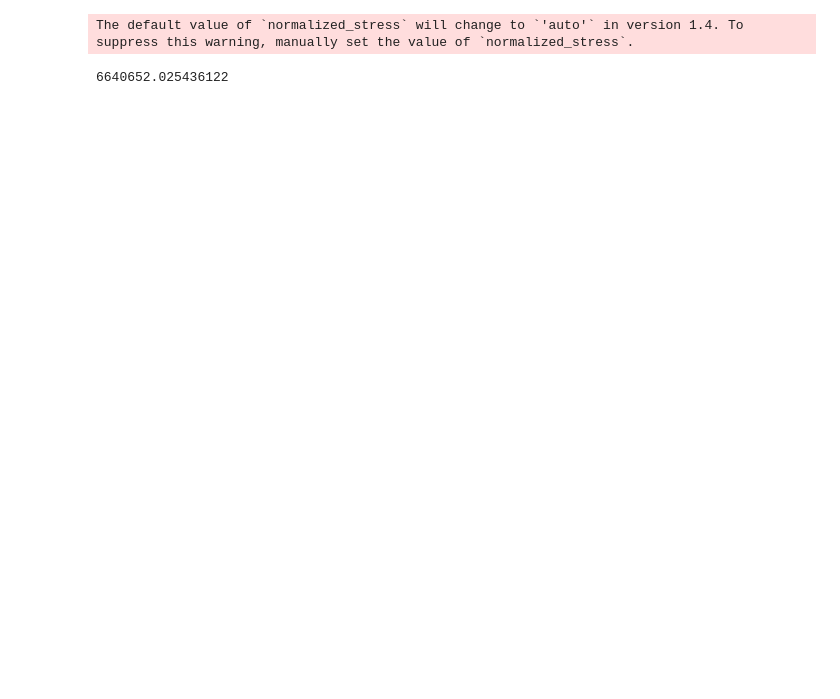
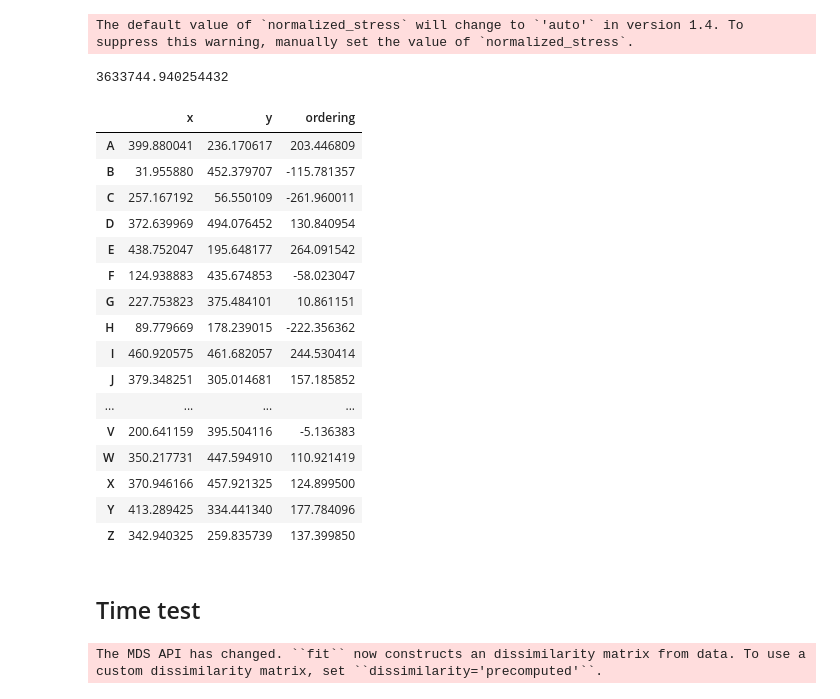
Before and after one commit to SAint7579/ComputerVision_CloudSegmentation, a Jupyter notebook: Superpixel-UNET/Model.ipynb, the cells around one changed output. Drawn from its saved outputs; the diff is of its cells as text; code cells hidden in the pictures; blank space fills up the shorter version.

Commit message:
Random time analysis

```diff
--- a/Superpixel-UNET/Model.ipynb
+++ b/Superpixel-UNET/Model.ipynb
@@ -6,6 +6,8 @@ import torch
 import torch.nn as nn
 import torch.nn.functional as F
 import string
+
+alphabet = list(string.ascii_uppercase)
 # %%
 import random
 
@@ -30,7 +32,7 @@ The default value of `normalized_stress` will change to `'auto'` in version 1.4.
 ## Check the variance explained
 mds.stress_
 # %% [output]
-6640652.025436122
+3633744.940254432
 # %%
 dataframe['ordering'] = reduced
 # %%
@@ -47,3 +52,25 @@ fig = px.scatter(dataframe, x='ordering', y=[0]*len(dataframe), text=dataframe.i
 ## Increase the size of the text
 fig.update_traces(textfont_size=18)
 fig
+# %%
+dataframe
+# %% [output]
+|  | x | y | ordering |
+| A | 399.880041 | 236.170617 | 203.446809 |
+| B | 31.955880 | 452.379707 | -115.781357 |
+| C | 257.167192 | 56.550109 | -261.960011 |
+| D | 372.639969 | 494.076452 | 130.840954 |
+| E | 438.752047 | 195.648177 | 264.091542 |
+| F | 124.938883 | 435.674853 | -58.023047 |
+| G | 227.753823 | 375.484101 | 10.861151 |
+| H | 89.779669 | 178.239015 | -222.356362 |
+| I | 460.920575 | 461.682057 | 244.530414 |
+| J | 379.348251 | 305.014681 | 157.185852 |
+| ... | ... | ... | ... |
+| V | 200.641159 | 395.504116 | -5.136383 |
+| W | 350.217731 | 447.594910 | 110.921419 |
+| X | 370.946166 | 457.921325 | 124.899500 |
+| Y | 413.289425 | 334.441340 | 177.784096 |
+| Z | 342.940325 | 259.835739 | 137.399850 |
+# %% [markdown]
+## Time test
@@ -49,0 +84,13 @@ fig
+# %%
+ex_time = []
+for i in tqdm(range(2,3000,100)):
+    x,y = generate_random_points(i, 0, 512, 0, 512)
+    dataframe = pd.DataFrame(np.concatenate([x.reshape(-1,1),y.reshape(-1,1)], axis=1))
+    dataframe.columns = ['x','y']
+    st = time.time()
+    reduced = mds.fit_transform(dataframe[['x','y']])
+    et = time.time()
+
+    ex_time.append(et-st)
+# %% [output]
+The MDS API has changed. ``fit`` now constructs an dissimilarity matrix from data. To use a custom dissimilarity matrix, set ``dissimilarity='precomputed'``.
```
Also changed, not shown: parts of 4 cells of this notebook.
